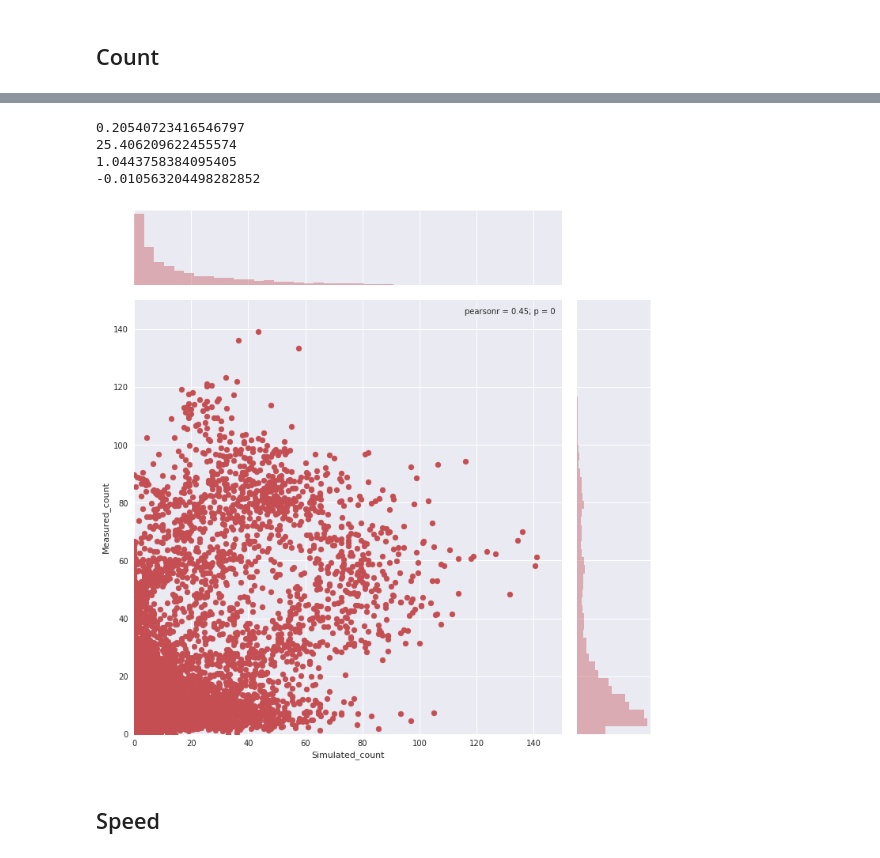
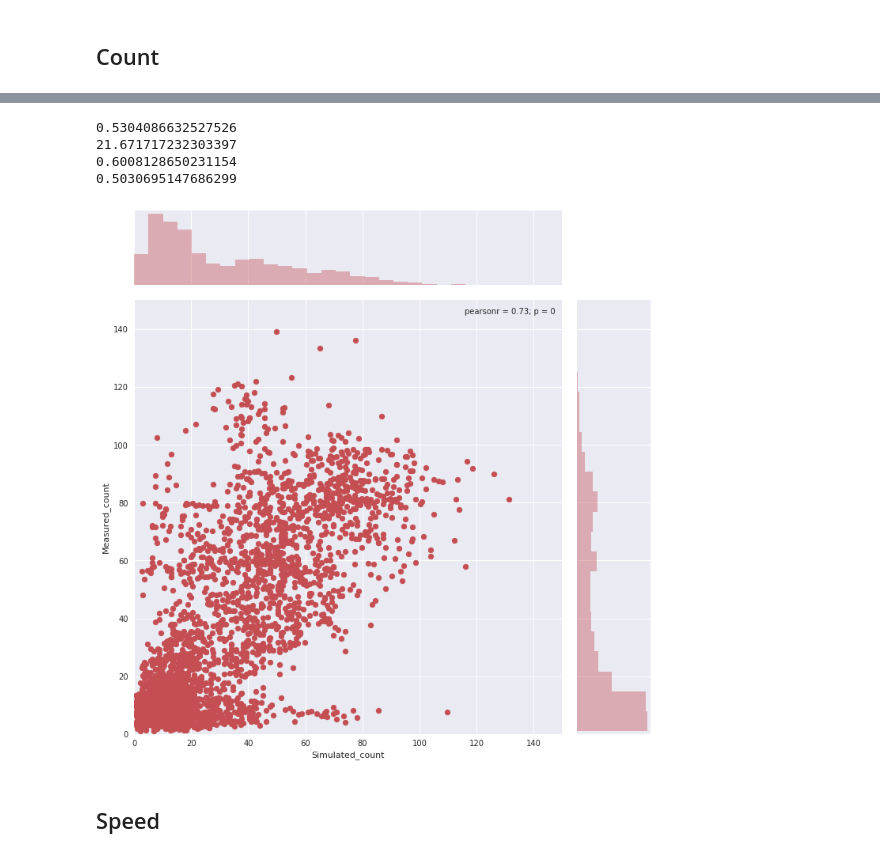
Before and after one commit to AlanPi1992/Car-Truck-Simulation, a Jupyter notebook: src/MckeesRocks Experiments.ipynb, the cells around one changed output, grey strips where cells are left out. Saved outputs shown, nothing was run; the diff lists cells and outputs as text; code cells hidden in the pictures.

```diff
--- a/src/MckeesRocks Experiments.ipynb
+++ b/src/MckeesRocks Experiments.ipynb
@@ -182,8 +233,6 @@ def rmsn(predictions, targets):
     return np.sqrt(np.sum((predictions - targets) ** 2) * len(predictions)) / np.sum(targets)
 
 def r2(predictions, targets):
-    y_bar = np.mean(targets)
-    # diff = np.minimum(np.abs(predictions - targets), targets)
     diff = predictions - targets
     ss_e = np.sum(diff ** 2)
     ss_t = np.sum((targets - np.mean(targets)) ** 2)
@@ -203,8 +252,11 @@ y = []
 for link_ID in list_count_car:
     if link_ID in link_ID_list:
         idx = link_ID_list.index(link_ID)
-        x += list(car_link_count[idx, 8:-7])
-        y += list(df_count_car.loc[[link_ID], 10:18].values.flatten())
+        if (np.sum(car_link_count[idx, :]) > 2000):
+            x += list(car_link_count[idx, :]*1.15)
+            y += list(df_count_car.loc[[link_ID], 2:].values.flatten())
+#             x += list(car_link_count[idx, 7:-7])
+#             y += list(df_count_car.loc[[link_ID], 9:18].values.flatten())
 
 print(rsquared(np.array(x),np.array(y)))
 print(rmse(np.array(x),np.array(y)))
@@ -223,27 +275,30 @@ g = sns.jointplot("Simulated_count", "Measured_count", data=count_reg, xlim=(0,
 # %%
 truck_link_count = mcdta.get_link_truck_count(start_intervals, end_intervals)
 
 x2 = []
 y2 = []
 for link_ID in list_count_truck:
     if link_ID in link_ID_list:
         idx = link_ID_list.index(link_ID)
-        x2 += list(truck_link_count[idx, :])
-        y2 += list(df_count_truck.loc[[link_ID], 2:25].values.flatten())
+        if (np.sum(truck_link_count[idx, :]) > 200):
+            x2 += list(truck_link_count[idx, :]*1.05)
+            y2 += list(df_count_truck.loc[[link_ID], 2:25].values.flatten())
+#             x2 += list(truck_link_count[idx, 7:-7])
+#             y2 += list(df_count_truck.loc[[link_ID], 9:18].values.flatten())
 
 print(rsquared(np.array(x2),np.array(y2)))
 print(rmse(np.array(x2),np.array(y2)))
 print(rmsn(np.array(x2),np.array(y2)))
 print(r2(np.array(x2),np.array(y2)))
 
 count_reg2 = pd.DataFrame({'Simulated_count': x2, 'Measured_count': y2})
 g2 = sns.jointplot("Simulated_count", "Measured_count", data=count_reg2, xlim=(0, 150), ylim=(0, 150), color="r", size=10)
 # %% [output]
-0.20540723416546797
-25.406209622455574
-1.0443758384095405
--0.010563204498282852
+0.5304086632527526
+21.671717232303397
+0.6008128650231154
+0.5030695147686299
-[figure, old version]
+[figure, new version]
 # %% [markdown]
 ## Speed
 # %%
```
Also changed, not shown: parts of 6 cells of this notebook.
